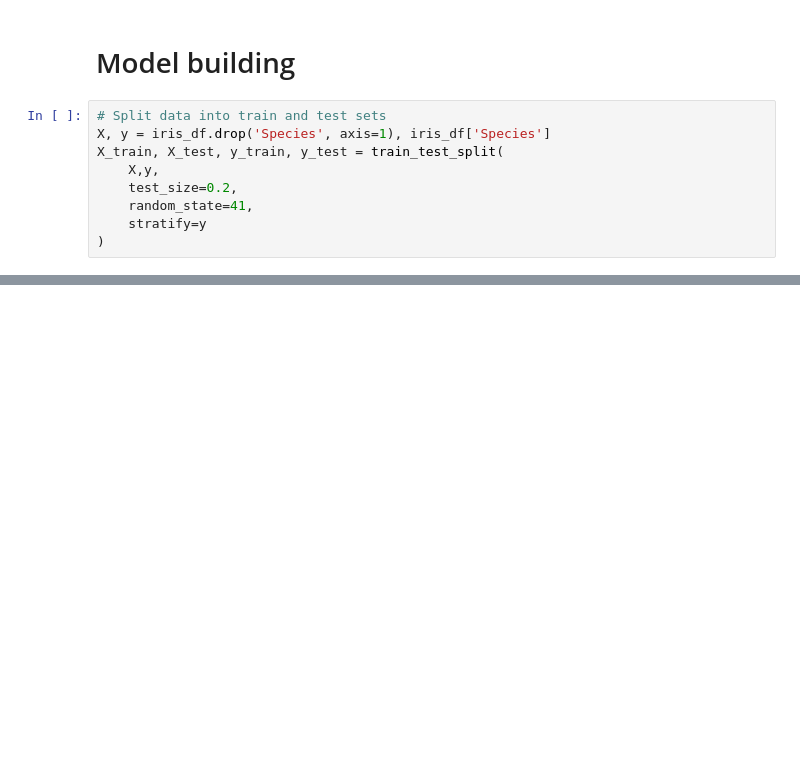
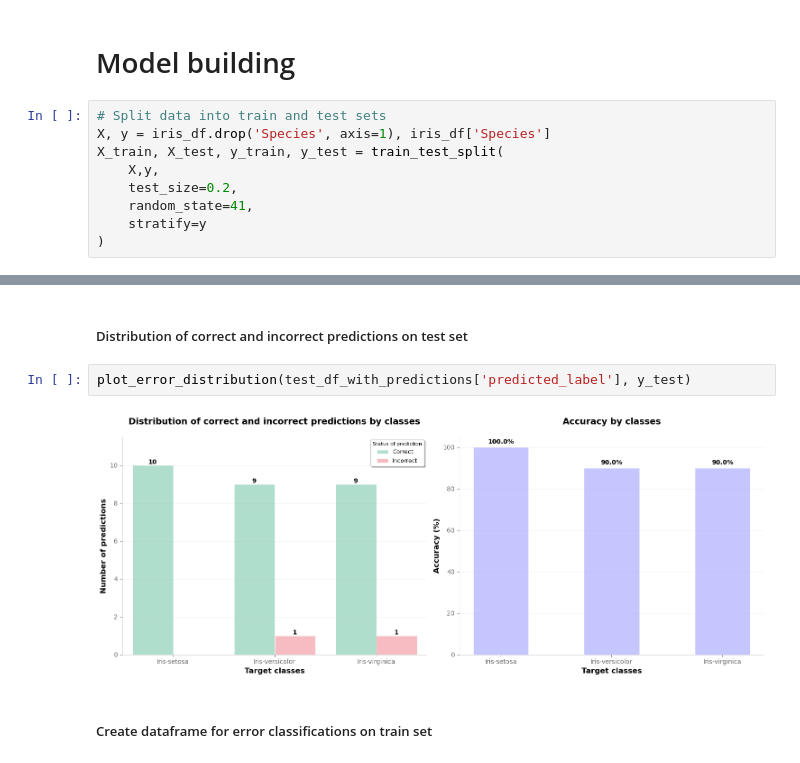
Before and after one commit to MNechai-2003/Iris-Species, a Jupyter notebook: src/notebooks/iris_analys.ipynb, the cells around one changed output, grey strips where cells are left out. Drawn from its saved outputs; the diff is of its cells as text; blank space fills up the shorter version.

```diff
--- a/src/notebooks/iris_analys.ipynb
+++ b/src/notebooks/iris_analys.ipynb
@@ -96,0 +128,8 @@ Please also refer to the documentation for alternative solver options:
+# %% [markdown]
+##### Distribution of correct and incorrect predictions on test set
+# %%
+plot_error_distribution(test_df_with_predictions['predicted_label'], y_test)
+# %% [output]
+[figure, added]
+# %% [markdown]
+##### Create dataframe for error classifications on train set
```
Also changed, not shown: parts of 23 cells of this notebook, 9 other files.
